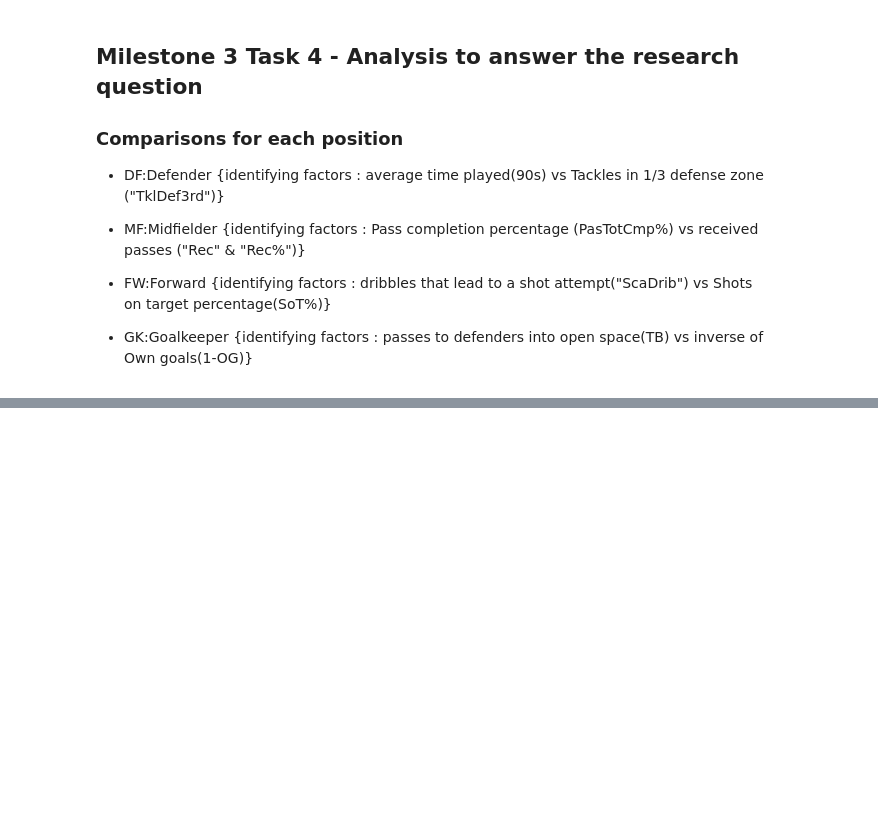
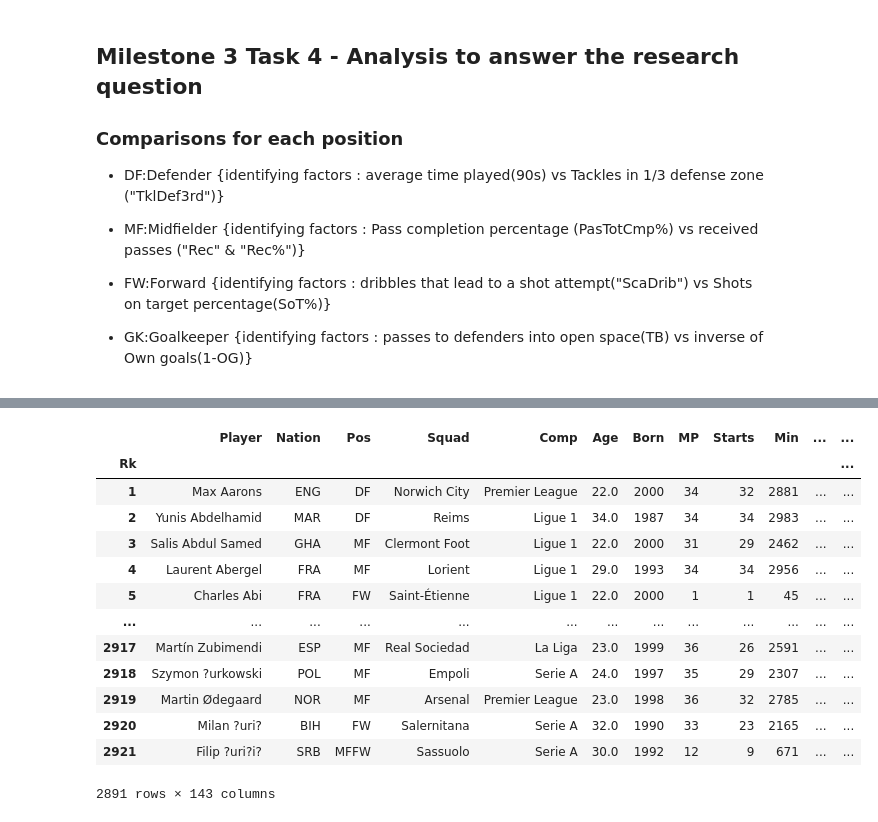
Before and after one commit to ubco-W2022T1-cosc301/project-group-25, a Jupyter notebook: notebooks/analysis3.ipynb, the cells around one changed output, grey strips where cells are left out. Drawn from its saved outputs; the diff is of its cells as text; code cells hidden in the pictures; blank space fills up the shorter version.

```diff
--- a/notebooks/analysis3.ipynb
+++ b/notebooks/analysis3.ipynb
@@ -255,0 +248,17 @@ y = sns.lmplot(x="GCA", y="pass_accuracy", data=main_pos, hue="Pos",height=10);
+# %%
+df
+# %% [output]
+|  | Player | Nation | Pos | Squad | Comp | Age | Born | MP | Starts | Min | ... | ... |
+| Rk |  |  |  |  |  |  |  |  |  |  |  | ... |
+| 1 | Max Aarons | ENG | DF | Norwich City | Premier League | 22.0 | 2000 | 34 | 32 | 2881 | ... | ... |
+| 2 | Yunis Abdelhamid | MAR | DF | Reims | Ligue 1 | 34.0 | 1987 | 34 | 34 | 2983 | ... | ... |
+| 3 | Salis Abdul Samed | GHA | MF | Clermont Foot | Ligue 1 | 22.0 | 2000 | 31 | 29 | 2462 | ... | ... |
+| 4 | Laurent Abergel | FRA | MF | Lorient | Ligue 1 | 29.0 | 1993 | 34 | 34 | 2956 | ... | ... |
+| 5 | Charles Abi | FRA | FW | Saint-Étienne | Ligue 1 | 22.0 | 2000 | 1 | 1 | 45 | ... | ... |
+| ... | ... | ... | ... | ... | ... | ... | ... | ... | ... | ... | ... | ... |
+| 2917 | Martín Zubimendi | ESP | MF | Real Sociedad | La Liga | 23.0 | 1999 | 36 | 26 | 2591 | ... | ... |
+| 2918 | Szymon ?urkowski | POL | MF | Empoli | Serie A | 24.0 | 1997 | 35 | 29 | 2307 | ... | ... |
+| 2919 | Martin Ødegaard | NOR | MF | Arsenal | Premier League | 23.0 | 1998 | 36 | 32 | 2785 | ... | ... |
+| 2920 | Milan ?uri? | BIH | FW | Salernitana | Serie A | 32.0 | 1990 | 33 | 23 | 2165 | ... | ... |
+| 2921 | Filip ?uri?i? | SRB | MFFW | Sassuolo | Serie A | 30.0 | 1992 | 12 | 9 | 671 | ... | ... |
+2891 rows × 143 columns
```
Also changed, not shown: parts of 15 cells of this notebook, 5 other files.
